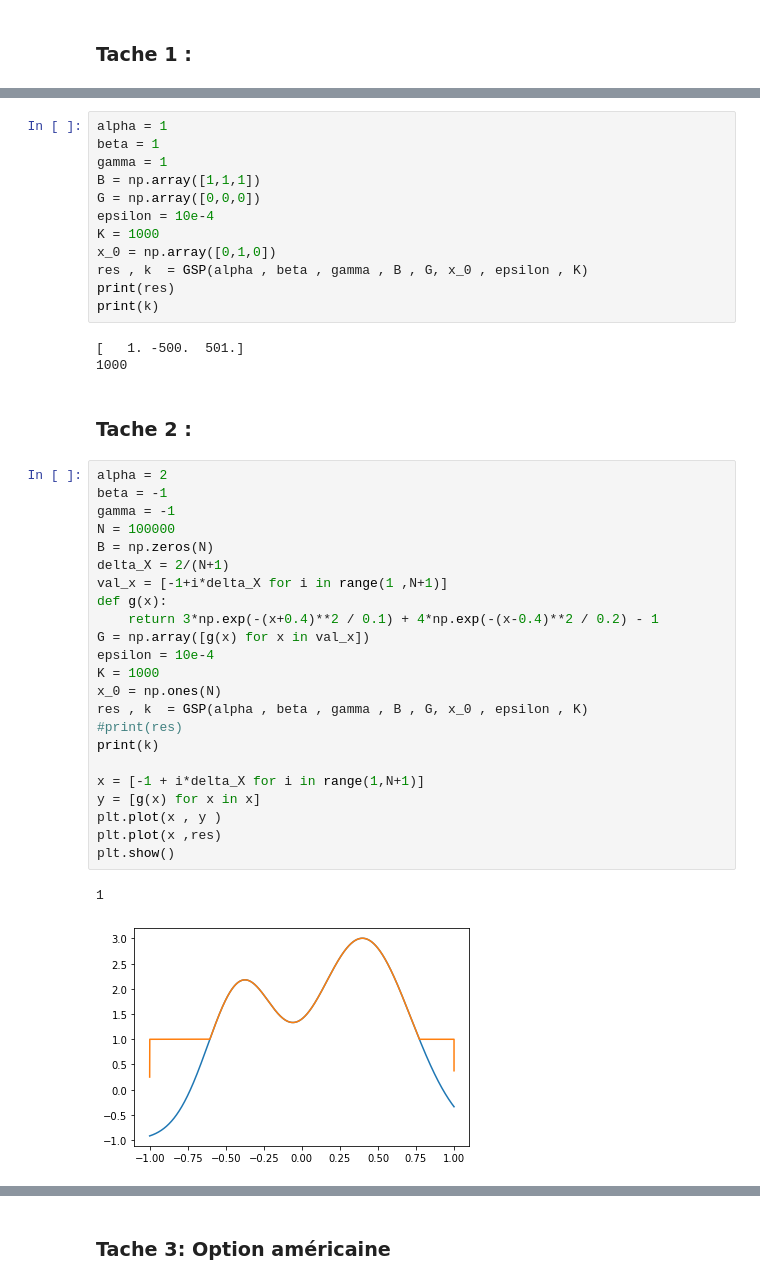
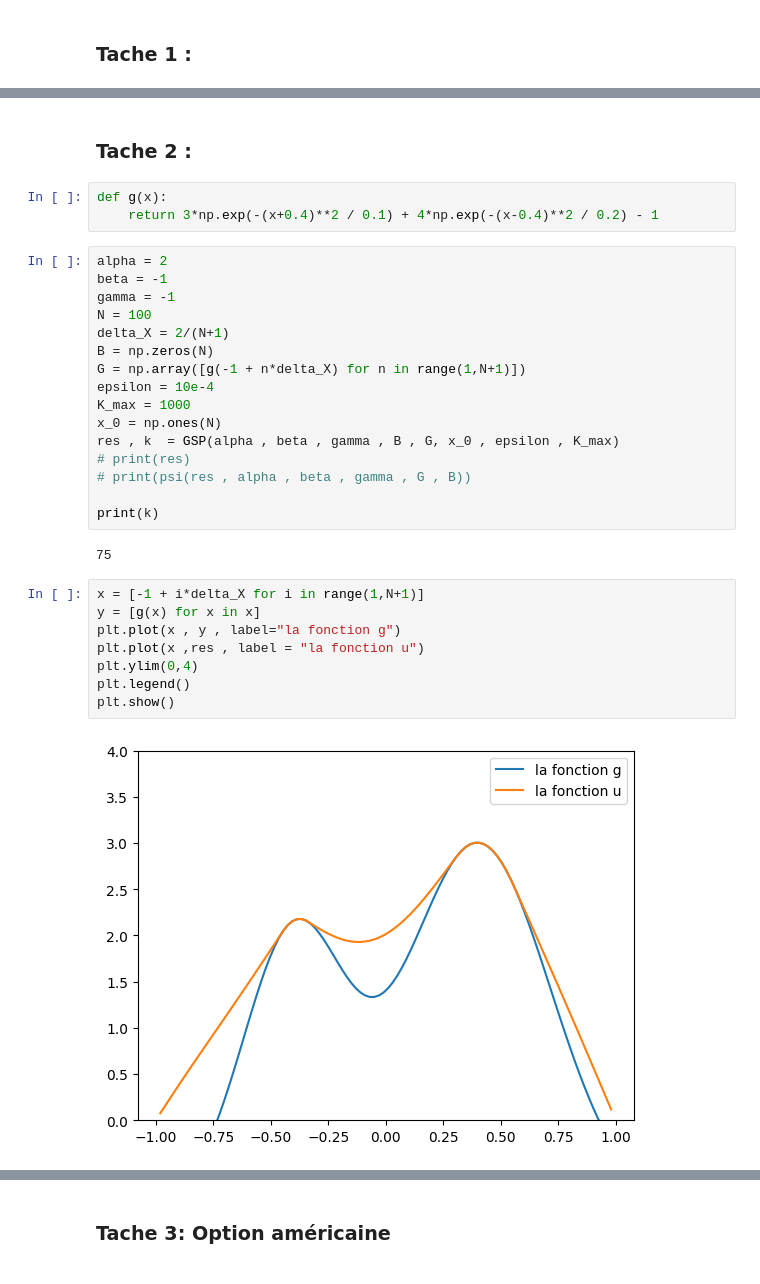
Before and after one commit to mohameml/EDP-ENSIMAG, a Jupyter notebook: TP2/rapport.ipynb, the cells around one changed output, grey strips where cells are left out. Drawn from its saved outputs; the diff is of its cells as text.

```diff
--- a/TP2/rapport.ipynb
+++ b/TP2/rapport.ipynb
@@ -29,47 +54,37 @@ def GSP(alpha , beta , gamma , B , G, x_0 , epsilon , K) :
         k+=1
 
     return (res , K)
-# %%
-alpha = 1
-beta = 1
-gamma = 1
-B = np.array([1,1,1])
-G = np.array([0,0,0])
-epsilon = 10e-4
-K = 1000
-x_0 = np.array([0,1,0])
-res , k  = GSP(alpha , beta , gamma , B , G, x_0 , epsilon , K)
-print(res)
-print(k)
-# %% [output]
-[   1. -500.  501.]
-1000
 # %% [markdown]
 ### Tache 2 :
+# %%
+def g(x):
+    return 3*np.exp(-(x+0.4)**2 / 0.1) + 4*np.exp(-(x-0.4)**2 / 0.2) - 1
 # %%
 alpha = 2
 beta = -1
 gamma = -1
-N = 100000
+N = 100
+delta_X = 2/(N+1)
 B = np.zeros(N)
-delta_X = 2/(N+1)
-val_x = [-1+i*delta_X for i in range(1 ,N+1)]
-def g(x):
-    return 3*np.exp(-(x+0.4)**2 / 0.1) + 4*np.exp(-(x-0.4)**2 / 0.2) - 1
-G = np.array([g(x) for x in val_x])
+G = np.array([g(-1 + n*delta_X) for n in range(1,N+1)])
 epsilon = 10e-4
-K = 1000
+K_max = 1000
 x_0 = np.ones(N)
-res , k  = GSP(alpha , beta , gamma , B , G, x_0 , epsilon , K)
-#print(res)
+res , k  = GSP(alpha , beta , gamma , B , G, x_0 , epsilon , K_max)
+# print(res)
+# print(psi(res , alpha , beta , gamma , G , B))
+
 print(k)
-
-x = [-1 + i*delta_X for i in range(1,N+1)]
-y = [g(x) for x in x]
-plt.plot(x , y )
-plt.plot(x ,res)
-plt.show()
 # %% [output]
-1
+75
-[figure, removed]
+# %%
+x = [-1 + i*delta_X for i in range(1,N+1)]
+y = [g(x) for x in x]
+plt.plot(x , y , label="la fonction g")
+plt.plot(x ,res , label = "la fonction u")
+plt.ylim(0,4)
+plt.legend()
+plt.show()
+# %% [output]
+[figure, added]
 # %%
```
Also changed, not shown: parts of 5 cells of this notebook.
